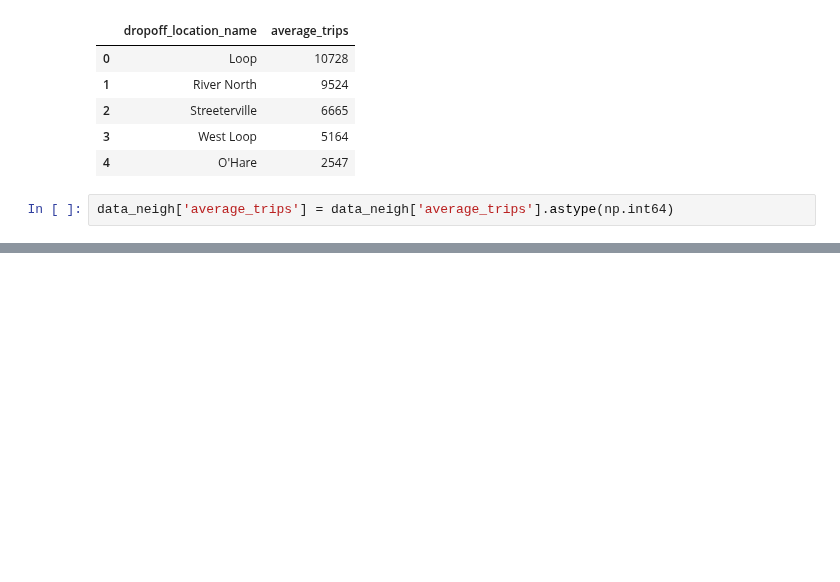
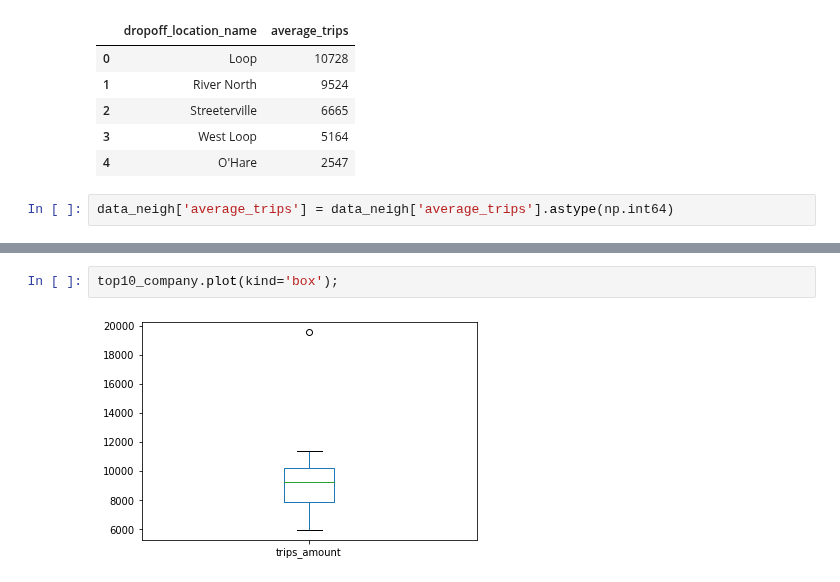
Before and after one commit to Alumasa/data_science_practicum, a Jupyter notebook: Data Collection and Storage Project part2.ipynb, the cells around one changed output, grey strips where cells are left out. Cells and saved outputs as stored; diff of their text form; blank space fills up the shorter version.

```diff
--- a/Data Collection and Storage Project part2.ipynb
+++ b/Data Collection and Storage Project part2.ipynb
@@ -87,0 +148,4 @@ data_neigh['average_trips'] = data_neigh['average_trips'].astype(np.int64)
+# %%
+top10_company.plot(kind='box');
+# %% [output]
+[figure, added]
```
Also changed, not shown: parts of 11 cells of this notebook.
